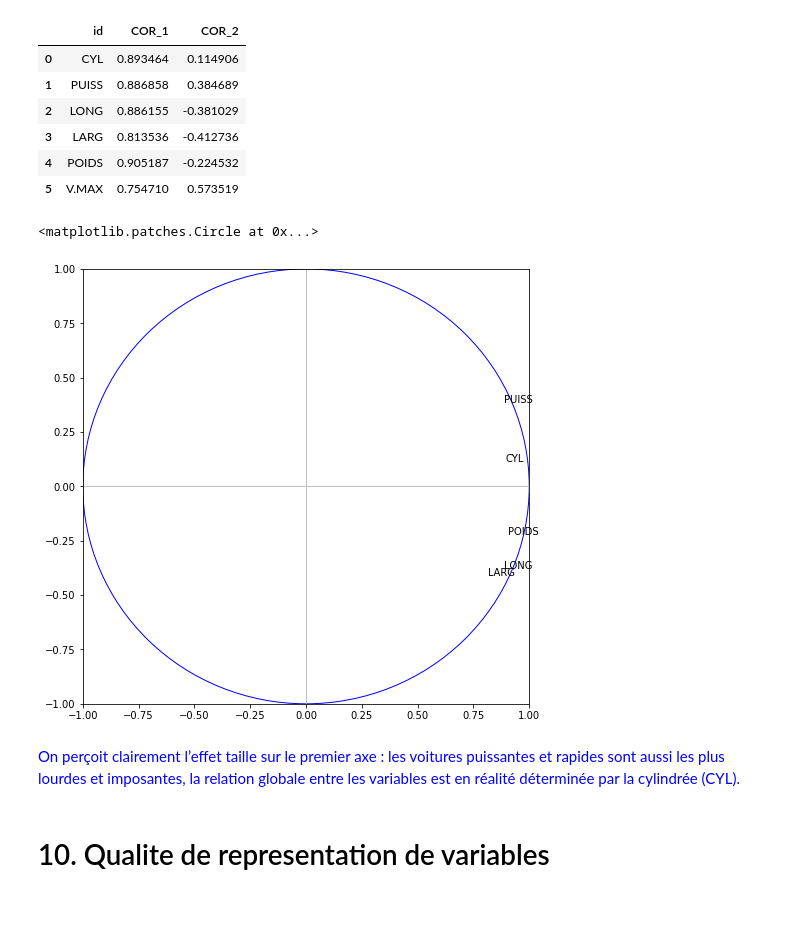
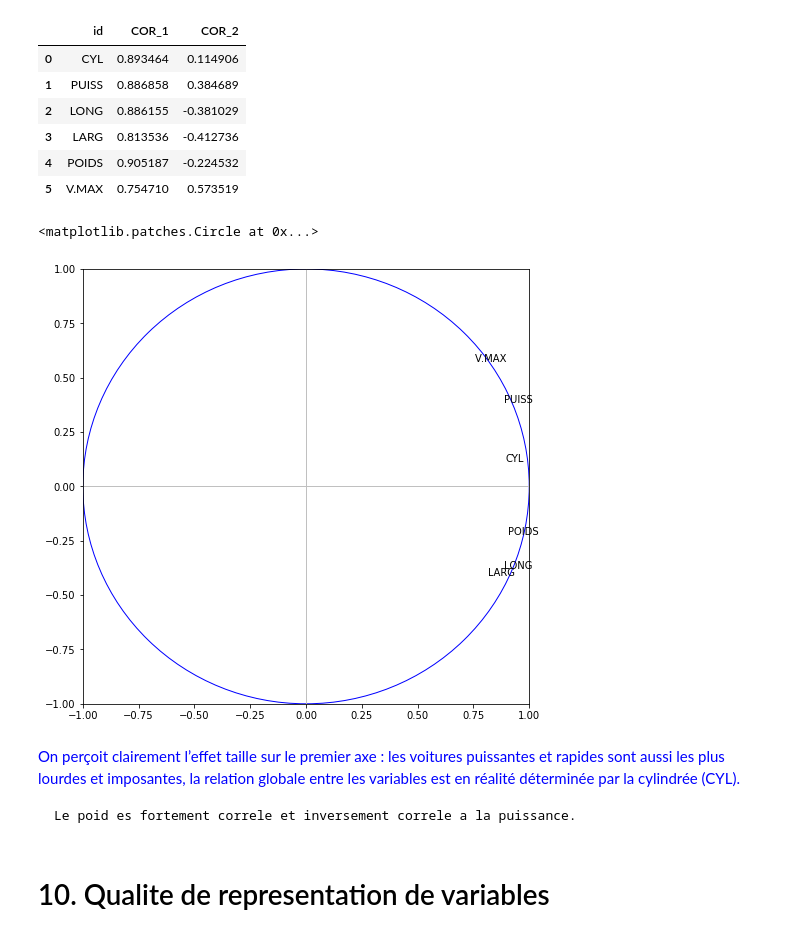
Before and after one commit to mricardovallejo/IACollege_, a Jupyter notebook: EXPLORATION/PCA.ipynb, the cells around one changed output. Drawn from its saved outputs; the diff is of its cells as text; code cells hidden in the pictures; blank space fills up the shorter version.

```diff
--- a/EXPLORATION/PCA.ipynb
+++ b/EXPLORATION/PCA.ipynb
@@ -603,26 +587,28 @@ corvarpd
 # %%
 #cercle des corrélations
 fig, axes = plt.subplots(figsize=(8,8))
 axes.set_xlim(-1,1)
 axes.set_ylim(-1,1) #affichage des étiquettes (noms des variables)
 
-for j in range(5):
+for j in range(6):
     plt.annotate(data_standarized.columns[j],(corvar[j,0],corvar[j,1]))
 
 #ajouter les axes
 plt.plot([-1,1],[0,0],color='silver',linestyle='-',linewidth=1)
 plt.plot([0,0],[-1,1],color='silver',linestyle='-',linewidth=1)
 
 
 #ajouter un cercle
 cercle = plt.Circle((0,0),1,color='blue',fill=False)
 axes.add_artist(cercle) #affichage plt.show()
 # %% [output]
 <matplotlib.patches.Circle at 0x...>
-[figure, old version]
+[figure, new version]
 # %% [markdown]
 <font color="blue">On perçoit clairement l’effet taille sur le premier axe : les voitures puissantes et rapides sont aussi les plus lourdes et imposantes,
     la relation globale entre les variables est en réalité déterminée par la cylindrée (CYL).</font>
+
+    Le poid es fortement correle et inversement correle a la puissance.
 # %% [markdown]
 # 10.  Qualite de representation de variables
 # %%
```
Also changed, not shown: parts of 6 cells of this notebook.
